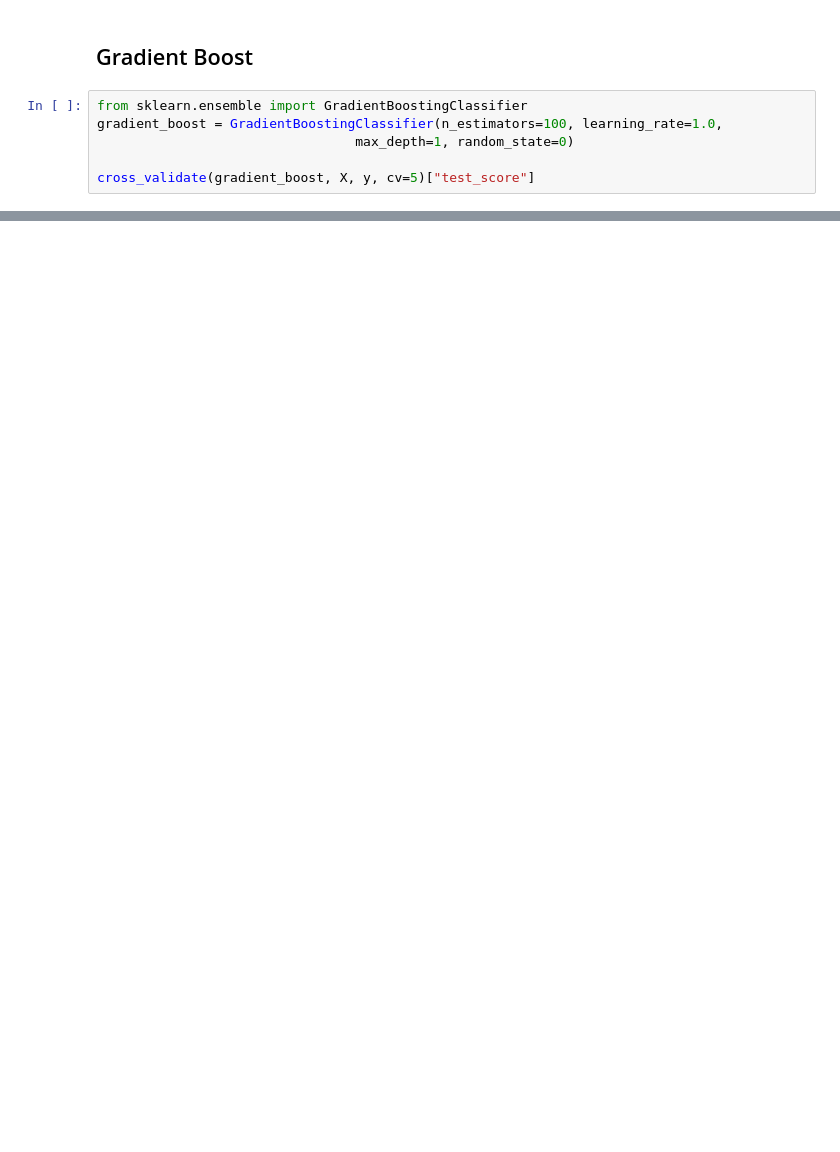
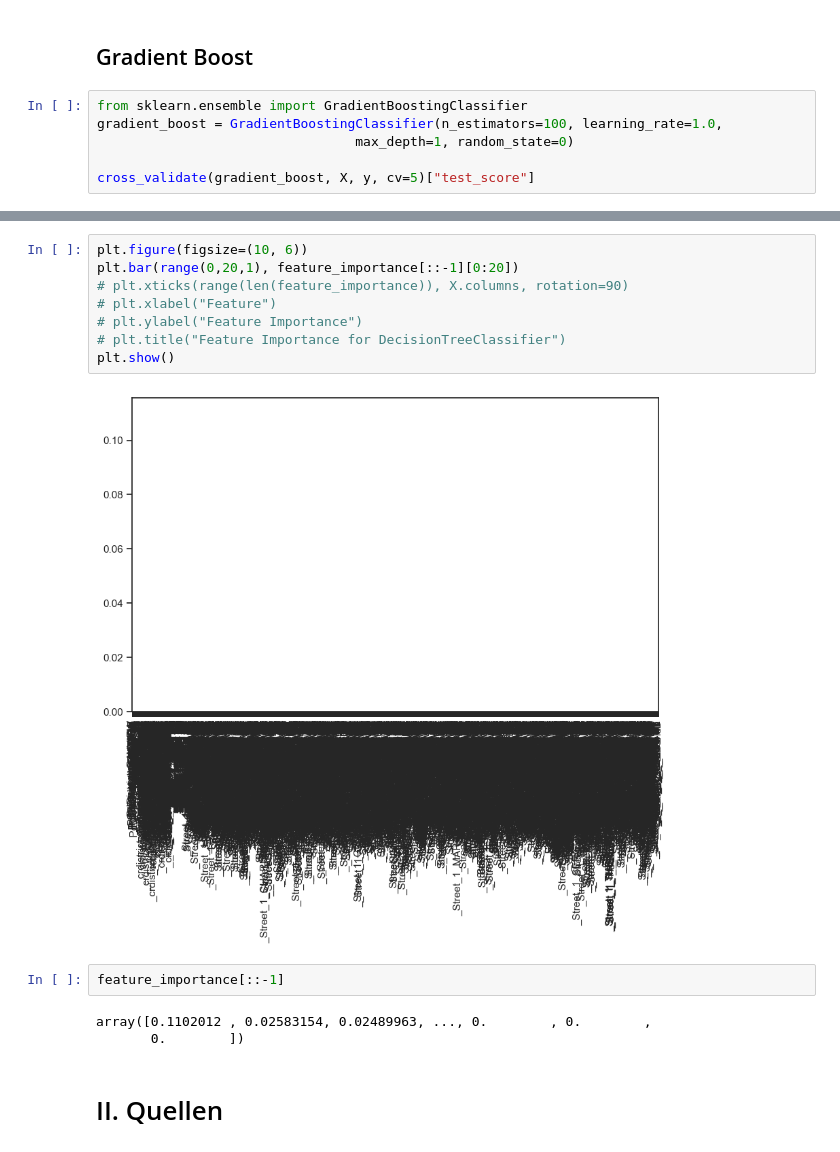
Before and after one commit to FelixSiegfriedRiedel/San-Francisco-Crime, a Jupyter notebook: crime.ipynb, the cells around one changed output, grey strips where cells are left out. Cells and saved outputs as stored; diff of their text form; blank space fills up the shorter version.

```diff
--- a/crime.ipynb
+++ b/crime.ipynb
@@ -1209,0 +1203,17 @@ cross_validate(gradient_boost, X, y, cv=5)["test_score"]
+# %%
+plt.figure(figsize=(10, 6))
+plt.bar(range(0,20,1), feature_importance[::-1][0:20])
+# plt.xticks(range(len(feature_importance)), X.columns, rotation=90)
+# plt.xlabel("Feature")
+# plt.ylabel("Feature Importance")
+# plt.title("Feature Importance for DecisionTreeClassifier")
+plt.show()
+# %% [output]
+[figure, added]
+# %%
+feature_importance[::-1]
+# %% [output]
+array([0.1102012 , 0.02583154, 0.02489963, ..., 0.        , 0.        ,
+       0.        ])
+# %% [markdown]
+# II. Quellen
```
Also changed, not shown: parts of 53 cells of this notebook.
